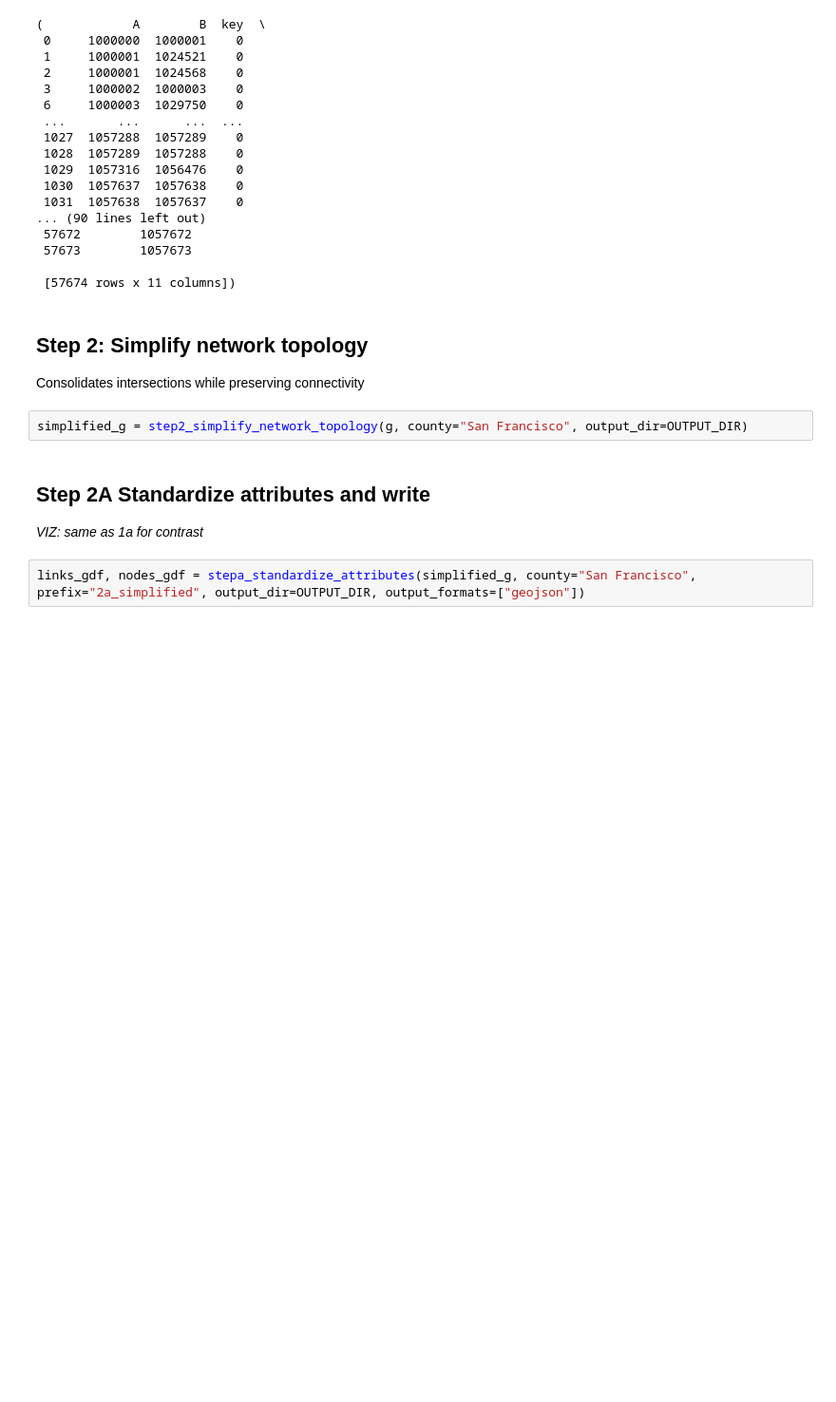
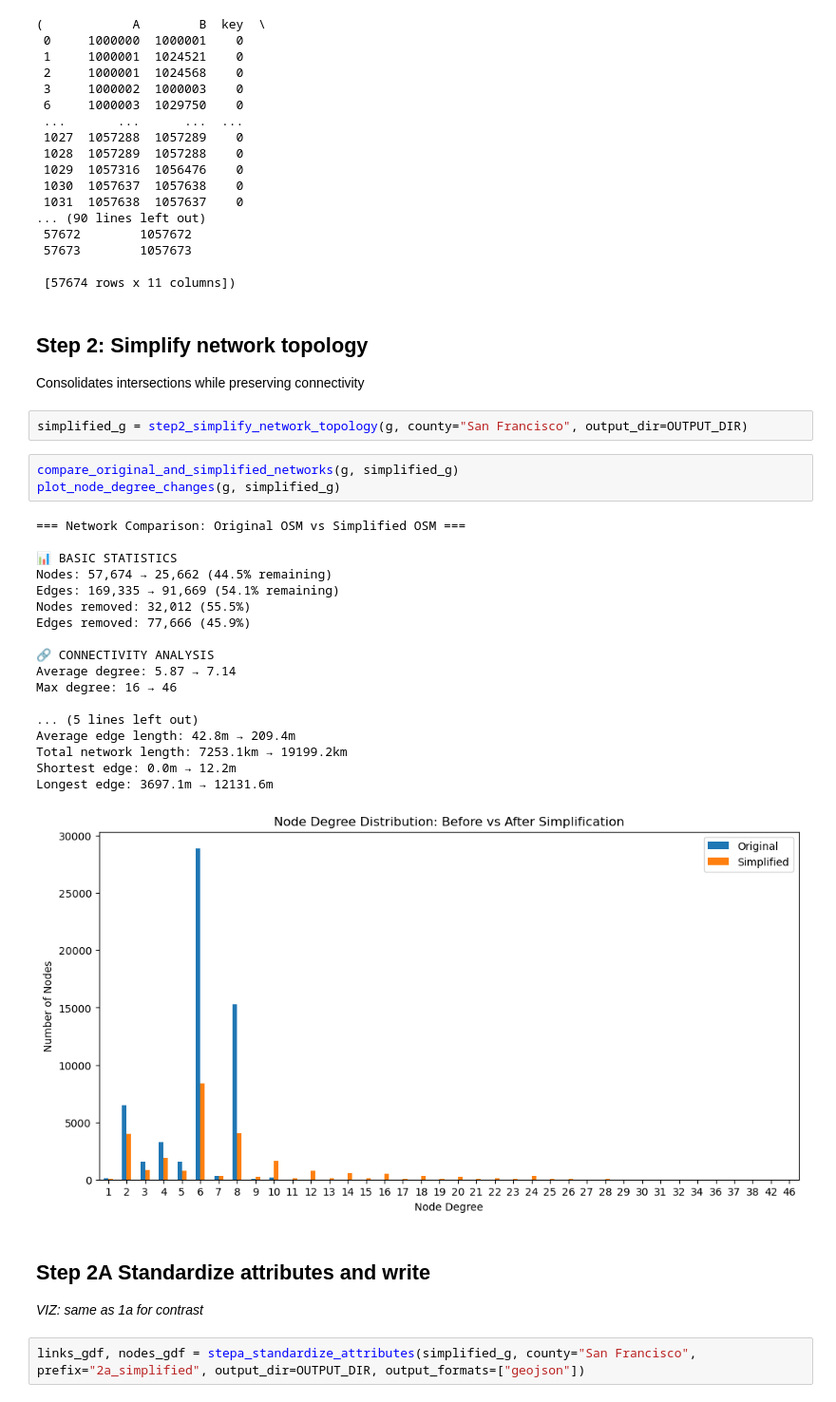
Before and after one commit to BayAreaMetro/mtc_wrangler, a Jupyter notebook: momo_workshop/create_network_from_OSM_workshop_workflow2.ipynb, the cells around one changed output. Shown at 95% size. Saved outputs shown, nothing was run; the diff lists cells and outputs as text; blank space fills up the shorter version.

```diff
--- a/momo_workshop/create_network_from_OSM_workshop_workflow2.ipynb
+++ b/momo_workshop/create_network_from_OSM_workshop_workflow2.ipynb
@@ -92,6 +102,28 @@ stepa_standardize_attributes(g, county="San Francisco", prefix="1a_original_", o
 Consolidates intersections while preserving connectivity
 # %%
 simplified_g = step2_simplify_network_topology(g, county="San Francisco", output_dir=OUTPUT_DIR)
+# %%
+compare_original_and_simplified_networks(g, simplified_g)
+plot_node_degree_changes(g, simplified_g)
+# %% [output]
+=== Network Comparison: Original OSM vs Simplified OSM ===
+
+📊 BASIC STATISTICS
+Nodes: 57,674 → 25,662 (44.5% remaining)
+Edges: 169,335 → 91,669 (54.1% remaining)
+Nodes removed: 32,012 (55.5%)
+Edges removed: 77,666 (45.9%)
+
+🔗 CONNECTIVITY ANALYSIS
+Average degree: 5.87 → 7.14
+Max degree: 16 → 46
+
+... (5 lines left out)
+Average edge length: 42.8m → 209.4m
+Total network length: 7253.1km → 19199.2km
+Shortest edge: 0.0m → 12.2m
+Longest edge: 3697.1m → 12131.6m
+[figure, added]
 # %% [markdown]
 ## Step 2A Standardize attributes and write
 *VIZ: same as 1a for contrast*
```
Also changed, not shown: parts of 6 cells of this notebook, 1 other file.
